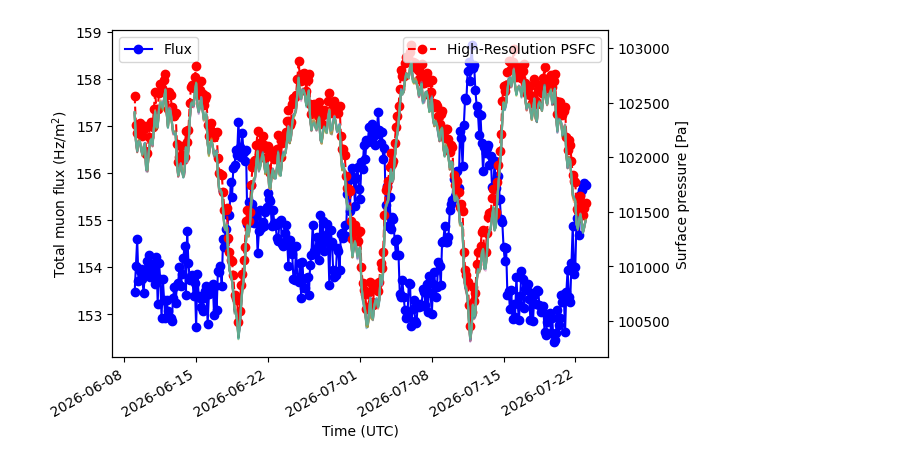
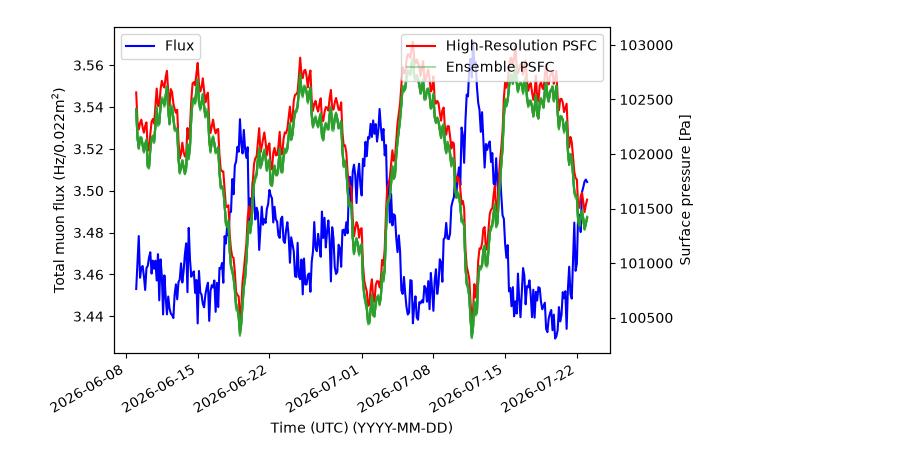
Before and after one commit to o-thorp7/MuSim_USyd, a Jupyter notebook: plot_output.ipynb, the cells around one changed output. Saved outputs shown, nothing was run; the diff lists cells and outputs as text; code cells hidden in the pictures.

Commit message:
jj results, better?

```diff
--- a/plot_output.ipynb
+++ b/plot_output.ipynb
@@ -3,41 +3,51 @@ import matplotlib.pyplot as plt
 import numpy as np
 from pathlib import Path
 # %%
-# summary_dir = Path("sbatch_venv_test_fe31f53_results/summary")
 summary_dir = Path("june_july_2026_results/summary")
-mufluxes = np.load(summary_dir / "combined_mufluxes.npy")
+
+raw_mufluxes = np.load(summary_dir / "combined_mufluxes.npy")
 ens_psfc = np.load(summary_dir / "ens_psfc.npy", allow_pickle=True)
 hires_psfc = np.load(summary_dir / "hires_psfc.npy", allow_pickle=True)
 times = np.load(summary_dir / "combined_times.npy", allow_pickle=True)
-
-
-
-# summary_dir = Path("sbatch_venv_test_9d073eb_results/summary")
-# # summary_dir = Path("local_conda_test_7252126_results/summary")
-# # summary_dir = Path("local_venv_test_7252126_results/summary")
-# mufluxes = np.load(summary_dir / "combined_mufluxes.npy")
-# psfc = np.load(summary_dir / "combined_psfc.npy", allow_pickle=True) # not working yet
-# times = np.load(summary_dir / "combined_times.npy", allow_pickle=True)
+# %%
+USE_UNIT_AREA = 0
+MDETECT_AREA = 0.15**2 # m^2
+if not USE_UNIT_AREA:
+    mufluxes = raw_mufluxes * MDETECT_AREA
+else:
+    mufluxes = raw_mufluxes
 # %%
 muflux_sum_over_ang = np.sum(mufluxes, axis=2)[:,1]
+
+ENS_COL = "tab:green"
+USE_MARKERS = 0
+M = "." if USE_MARKERS else ""
+LS = "-" if not USE_MARKERS else "None"
 
 fig, ax_flux = plt.subplots()
 ax_psfc = ax_flux.twinx()
 
-ax_flux.plot(times, muflux_sum_over_ang, marker='o', color="blue", label="Flux")
-ax_flux.set_xlabel('Time (UTC)')
-ax_flux.set_ylabel('Total muon flux (Hz/m$^2$)')
+ax_flux.plot(times, muflux_sum_over_ang, marker=M, ls=LS, color="blue", label="Flux")
+ax_flux.set_xlabel('Time (UTC) (YYYY-MM-DD)')
+ax_flux.set_ylabel('Total muon flux (Hz/' + (f"{MDETECT_AREA:.3f}" if not USE_UNIT_AREA else "") + "m$^2$)")
 ax_flux.legend(loc="upper left")
 
-ax_psfc.plot(times, hires_psfc, marker='o', ls="--", color="red", label="High-Resolution PSFC")
+ax_psfc.plot(times, hires_psfc, marker=M, ls=LS, color="red", label="High-Resolution PSFC")
 for m in range(len(ens_psfc)):
-    plt.plot(times, ens_psfc[m], color=plt.get_cmap('tab10')(m), alpha=0.5, )#label=f'Ensemble PSFC {m+1}')
-# ax_psfc.set_ylabel('PSFC [hPa]')
+    ax_psfc.plot(
+        times, ens_psfc[m], marker=M, ls=LS, alpha=0.4, #label=f'Ensemble PSFC {m+1}'
+        color=ENS_COL if ENS_COL else plt.get_cmap('tab10')(m),
+    )
+ax_psfc.plot(
+    times, np.full(times.shape, np.nan), marker=M, ls=LS, alpha=0.4, label=f'Ensemble PSFC',
+        color=ENS_COL if ENS_COL else plt.get_cmap('tab10')(m),
+)
+
 ax_psfc.set_ylabel("Surface pressure [Pa]")
-ax_psfc.set_xlabel('Time (UTC)')
 ax_psfc.legend(loc="upper right")
 
 fig.autofmt_xdate()
+# plt.xlim(times[35], times[56])
 plt.show()
 # %% [output]
-[figure, old version]
+[figure, new version]
```
Also changed, not shown: parts of 3 cells of this notebook, 39 other files.
